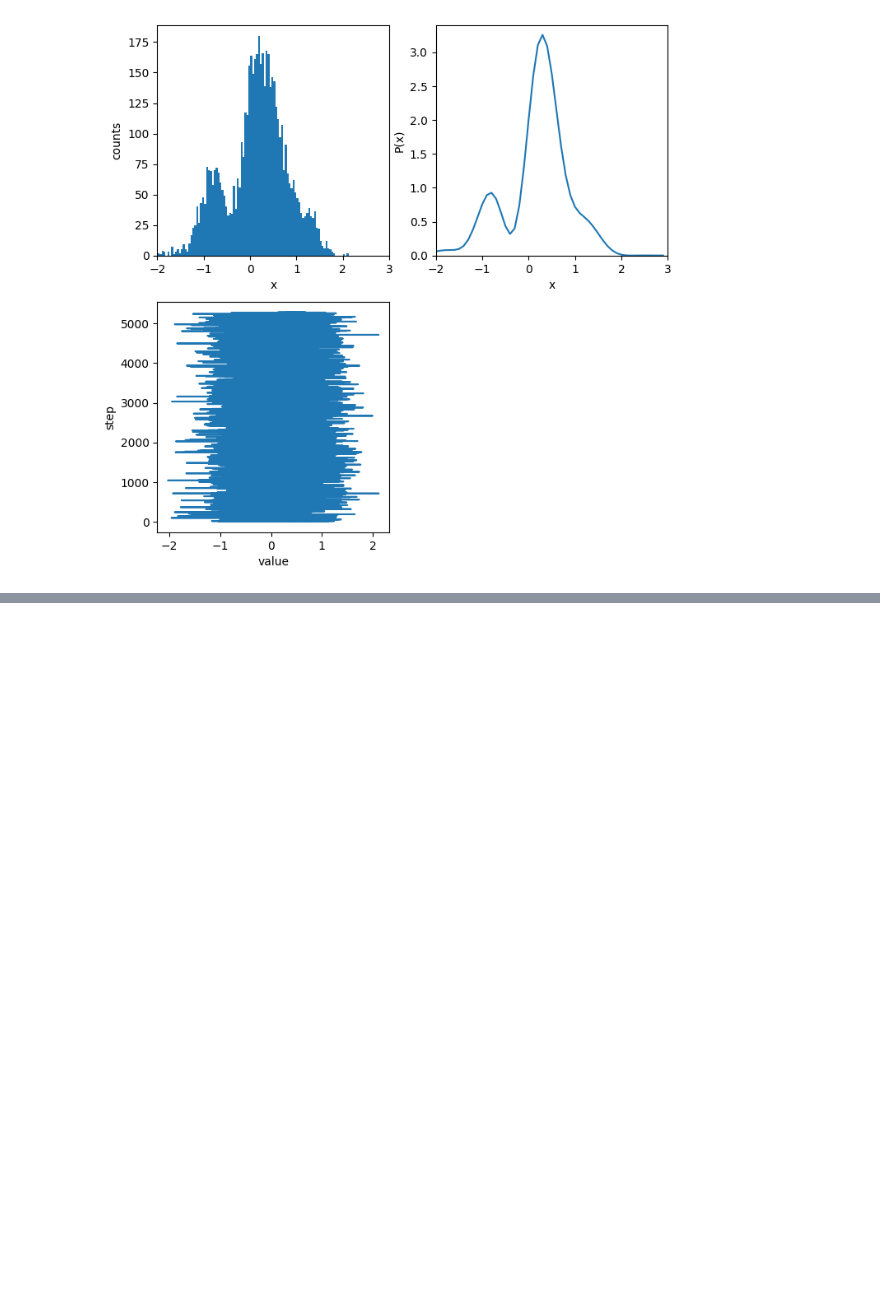
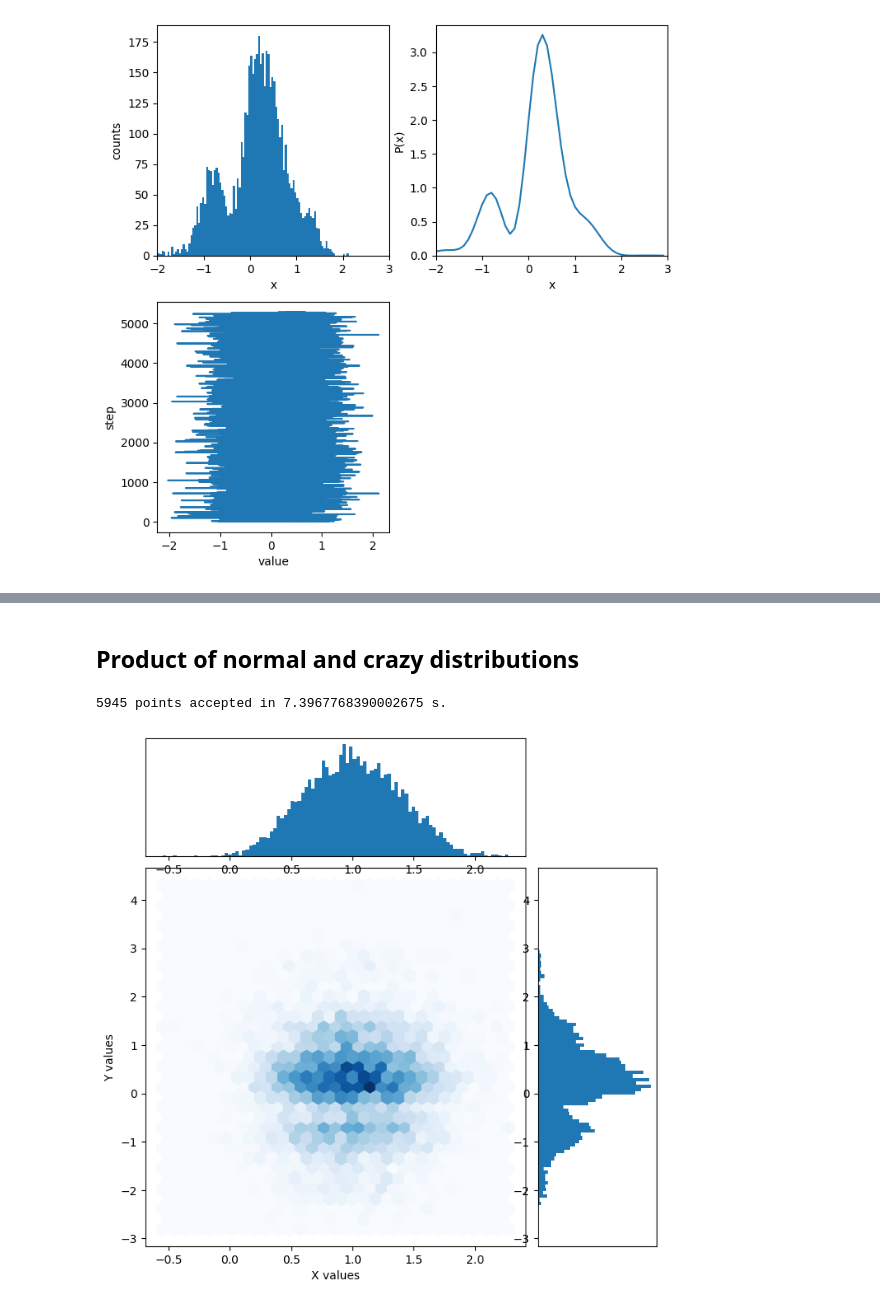
Before and after one commit to mehrrero/MCMC, a Jupyter notebook: demo.ipynb, the cells around one changed output, grey strips where cells are left out. Cells and saved outputs as stored; diff of their text form; code cells hidden in the pictures; blank space fills up the shorter version.

```diff
--- a/demo.ipynb
+++ b/demo.ipynb
@@ -95,0 +157,52 @@ plt.show()
+# %% [markdown]
+## Product of normal and crazy distributions
+# %%
+@jit
+def F(x):
+
+    _x, _y = x
+
+    d1 = jnp.exp(-(_x-1)**2/(2*0.1))
+    d2 = jnp.exp(-_y**2)*(2+jnp.sin(5*_y)+jnp.sin(2*_y))
+
+    return d1*d2
+# %%
+x0 = jnp.array([1,3])
+sampler_d = mc.Metro_Has(F,x0.shape[0])
+# %%
+u_d = sampler_d.sample(x0, 5000, burn = 5, lag = 20)
+# %% [output]
+5945 points accepted in 7.3967768390002675 s.
+# %%
+# Sample x and y data
+x = u_d[:,0]  # Replace with your x values
+y = u_d[:,1]  # Replace with your y values
+
+# Set up figure and layout
+fig = plt.figure(figsize=(8, 8))  # Set figure size (width, height)
+gs = gridspec.GridSpec(4, 4, wspace=0.1, hspace=0.1)  # Define grid with small spacing
+
+# Density heatmap in the center
+ax_main = fig.add_subplot(gs[1:4, 0:3])
+hb = ax_main.hexbin(x, y, gridsize=30, cmap="Blues")  # or use plt.hist2d(x, y, bins=30, cmap="Blues")
+ax_main.set_xlabel('X values')
+ax_main.set_ylabel('Y values')
+
+# Histogram for x (top marginal)
+ax_x = fig.add_subplot(gs[0, 0:3], sharex=ax_main)
+ax_x.hist(x, bins=100, orientation="vertical")
+ax_x.set_yticks([])  # Hide y-axis ticks for the marginal histogram
+
+ax_x.set_xlim(ax_main.get_xlim())  # Match x-axis limits
+
+# Histogram for y (right marginal)
+ax_y = fig.add_subplot(gs[1:4, 3], sharey=ax_main)
+ax_y.hist(y, bins=100, orientation="horizontal")
+ax_y.set_xticks([])  # Hide x-axis ticks for the marginal histogram
+
+ax_y.set_ylim(ax_main.get_ylim())  # Match y-axis limits
+
+# Show the plot
+plt.show()
+# %% [output]
+[figure, added]
```
Also changed, not shown: parts of 12 cells of this notebook, 2 other files.
